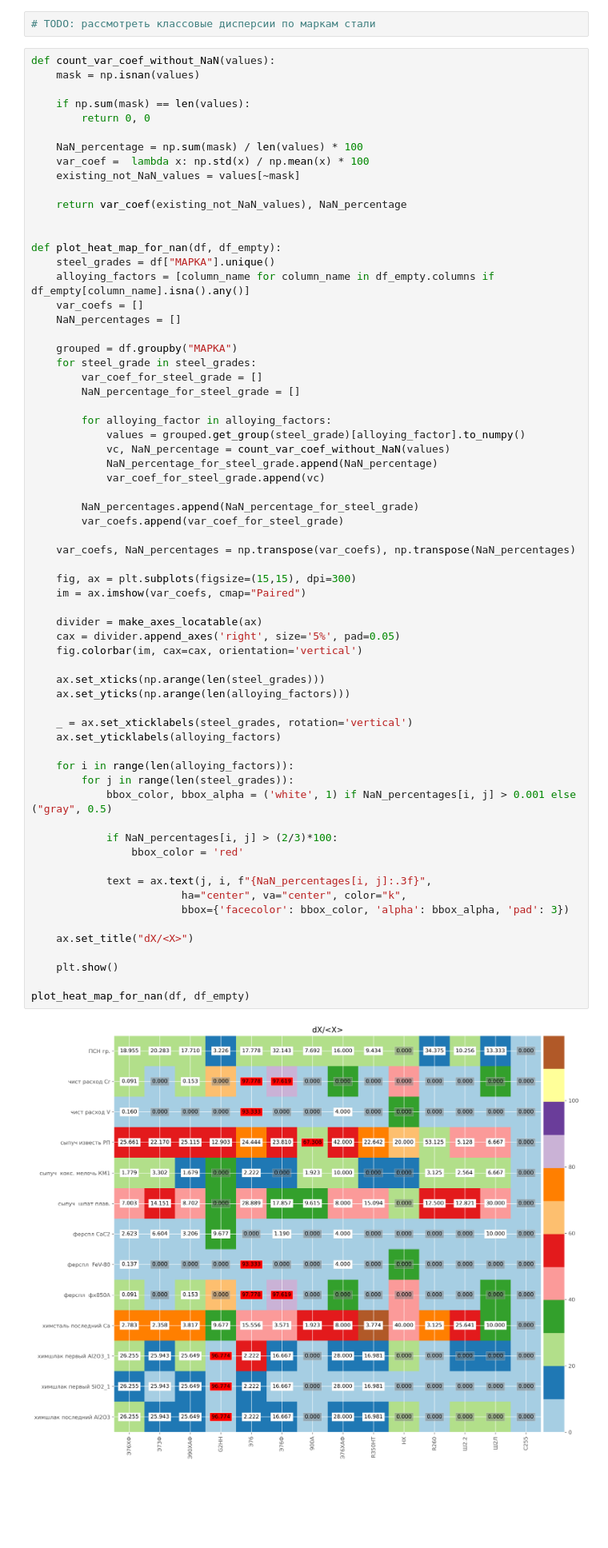
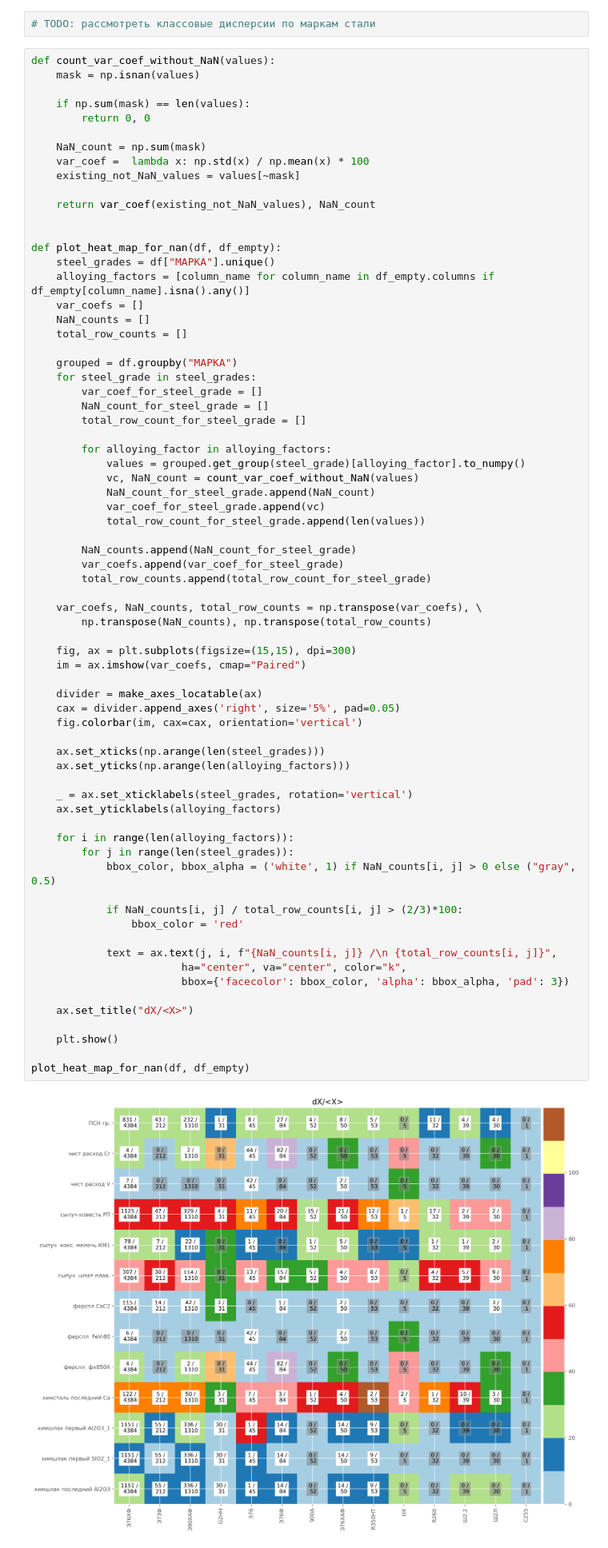
Before and after one commit to comptech-winter-school/steel-alloying, a Jupyter notebook: Khafizov/preprocessing_Anvar.ipynb, the cells around one changed output. Shown at 80% size. Saved outputs shown, nothing was run; the diff lists cells and outputs as text; blank space fills up the shorter version.

Commit message:
feature: heat map percentage --> counts

```diff
--- a/Khafizov/preprocessing_Anvar.ipynb
+++ b/Khafizov/preprocessing_Anvar.ipynb
@@ -303,63 +303,68 @@ def count_var_coef_without_NaN(values):
     if np.sum(mask) == len(values):
         return 0, 0
 
-    NaN_percentage = np.sum(mask) / len(values) * 100
+    NaN_count = np.sum(mask)
     var_coef =  lambda x: np.std(x) / np.mean(x) * 100
     existing_not_NaN_values = values[~mask]
 
-    return var_coef(existing_not_NaN_values), NaN_percentage
+    return var_coef(existing_not_NaN_values), NaN_count
 
 
 def plot_heat_map_for_nan(df, df_empty):
     steel_grades = df["МАРКА"].unique()
     alloying_factors = [column_name for column_name in df_empty.columns if df_empty[column_name].isna().any()]
     var_coefs = []
-    NaN_percentages = []
+    NaN_counts = []
+    total_row_counts = []
 
     grouped = df.groupby("МАРКА")
     for steel_grade in steel_grades:
         var_coef_for_steel_grade = []
-        NaN_percentage_for_steel_grade = []
+        NaN_count_for_steel_grade = []
+        total_row_count_for_steel_grade = []
 
         for alloying_factor in alloying_factors:
             values = grouped.get_group(steel_grade)[alloying_factor].to_numpy()
-            vc, NaN_percentage = count_var_coef_without_NaN(values)
-            NaN_percentage_for_steel_grade.append(NaN_percentage)
+            vc, NaN_count = count_var_coef_without_NaN(values)
+            NaN_count_for_steel_grade.append(NaN_count)
             var_coef_for_steel_grade.append(vc)
+            total_row_count_for_steel_grade.append(len(values))
 
-        NaN_percentages.append(NaN_percentage_for_steel_grade)
+        NaN_counts.append(NaN_count_for_steel_grade)
         var_coefs.append(var_coef_for_steel_grade)
+        total_row_counts.append(total_row_count_for_steel_grade)
 
-    var_coefs, NaN_percentages = np.transpose(var_coefs), np.transpose(NaN_percentages)
+    var_coefs, NaN_counts, total_row_counts = np.transpose(var_coefs), \
+        np.transpose(NaN_counts), np.transpose(total_row_counts)
 
     fig, ax = plt.subplots(figsize=(15,15), dpi=300)
     im = ax.imshow(var_coefs, cmap="Paired")
 
     divider = make_axes_locatable(ax)
     cax = divider.append_axes('right', size='5%', pad=0.05)
     fig.colorbar(im, cax=cax, orientation='vertical')
 
     ax.set_xticks(np.arange(len(steel_grades)))
     ax.set_yticks(np.arange(len(alloying_factors)))
 
     _ = ax.set_xticklabels(steel_grades, rotation='vertical')
     ax.set_yticklabels(alloying_factors)
 
     for i in range(len(alloying_factors)):
         for j in range(len(steel_grades)):
-            bbox_color, bbox_alpha = ('white', 1) if NaN_percentages[i, j] > 0.001 else ("gray", 0.5)
+            bbox_color, bbox_alpha = ('white', 1) if NaN_counts[i, j] > 0 else ("gray", 0.5)
 
-            if NaN_percentages[i, j] > (2/3)*100:
+            if NaN_counts[i, j] / total_row_counts[i, j] > (2/3)*100:
                 bbox_color = 'red'
 
-            text = ax.text(j, i, f"{NaN_percentages[i, j]:.3f}",
+            text = ax.text(j, i, f"{NaN_counts[i, j]} /\n {total_row_counts[i, j]}",
                         ha="center", va="center", color="k",
                         bbox={'facecolor': bbox_color, 'alpha': bbox_alpha, 'pad': 3})
 
     ax.set_title("dX/<X>")
 
     plt.show()
 
 plot_heat_map_for_nan(df, df_empty)
 # %% [output]
-[figure, old version]
+[figure, new version]
```
Also changed, not shown: parts of 3 cells of this notebook.
